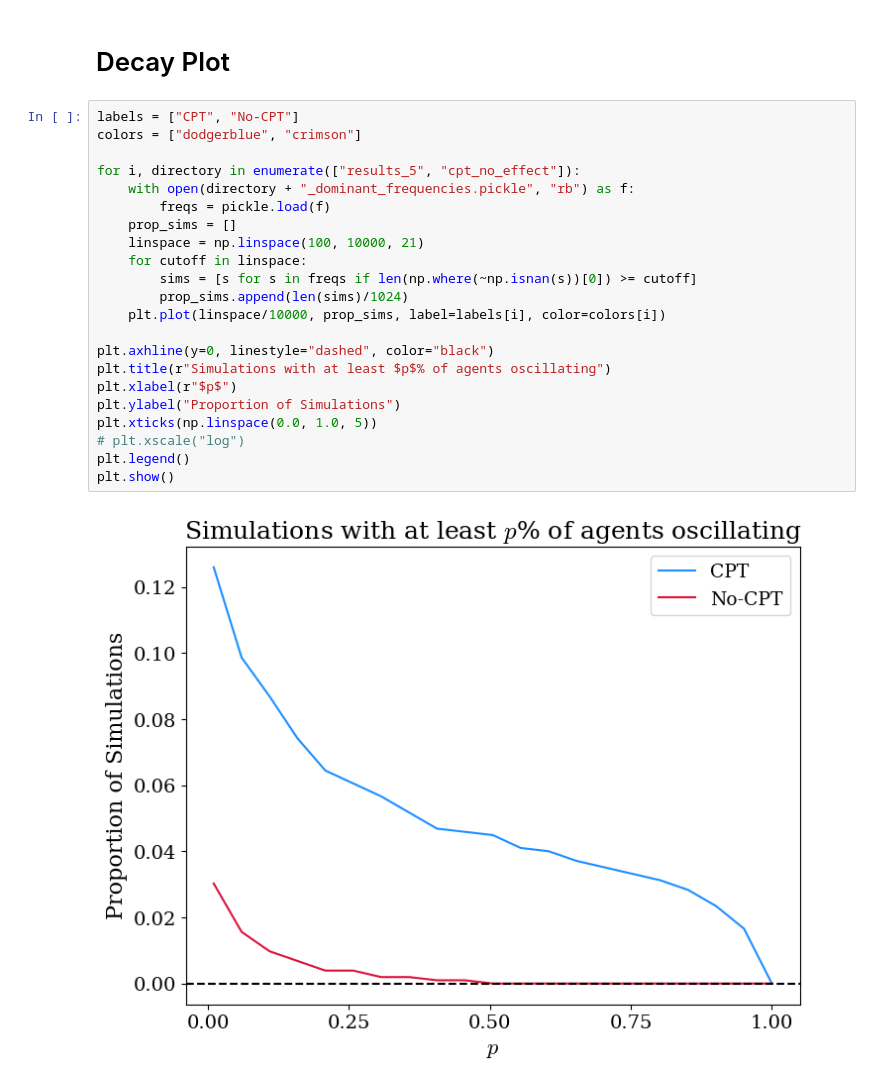
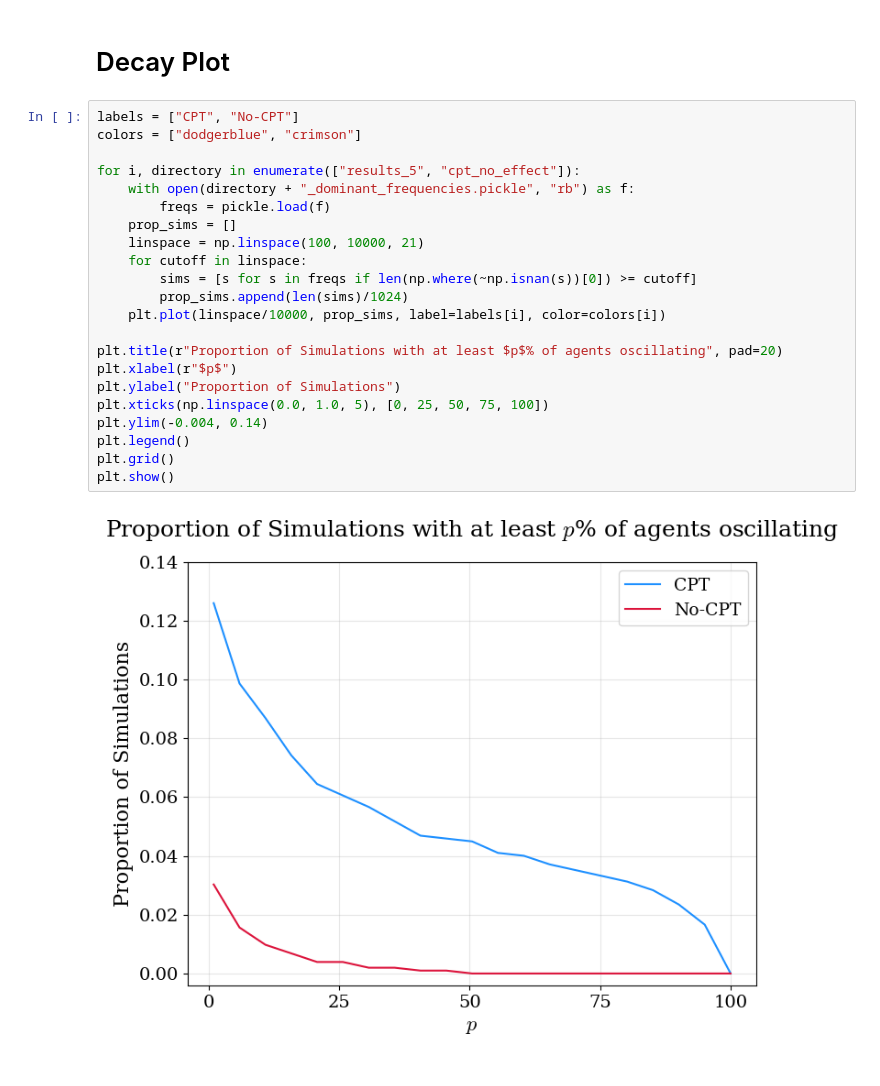
Before and after one commit to charlesaugdupont/cognitive-biases-endogenous-volatility, a Jupyter notebook: DominantFrequency.ipynb, the cells around one changed output. Saved outputs shown, nothing was run; the diff lists cells and outputs as text.

```diff
--- a/DominantFrequency.ipynb
+++ b/DominantFrequency.ipynb
@@ -285,24 +284,24 @@ plt.show()
 # %%
 labels = ["CPT", "No-CPT"]
 colors = ["dodgerblue", "crimson"]
 
 for i, directory in enumerate(["results_5", "cpt_no_effect"]):
     with open(directory + "_dominant_frequencies.pickle", "rb") as f:
         freqs = pickle.load(f)
     prop_sims = []
     linspace = np.linspace(100, 10000, 21)
     for cutoff in linspace:
         sims = [s for s in freqs if len(np.where(~np.isnan(s))[0]) >= cutoff]
         prop_sims.append(len(sims)/1024)
     plt.plot(linspace/10000, prop_sims, label=labels[i], color=colors[i])
 
-plt.axhline(y=0, linestyle="dashed", color="black")
-plt.title(r"Simulations with at least $p$% of agents oscillating")
+plt.title(r"Proportion of Simulations with at least $p$% of agents oscillating", pad=20)
 plt.xlabel(r"$p$")
 plt.ylabel("Proportion of Simulations")
-plt.xticks(np.linspace(0.0, 1.0, 5))
-# plt.xscale("log")
+plt.xticks(np.linspace(0.0, 1.0, 5), [0, 25, 50, 75, 100])
+plt.ylim(-0.004, 0.14)
 plt.legend()
+plt.grid()
 plt.show()
 # %% [output]
-[figure, old version]
+[figure, new version]
```
Also changed, not shown: parts of 3 cells of this notebook.
